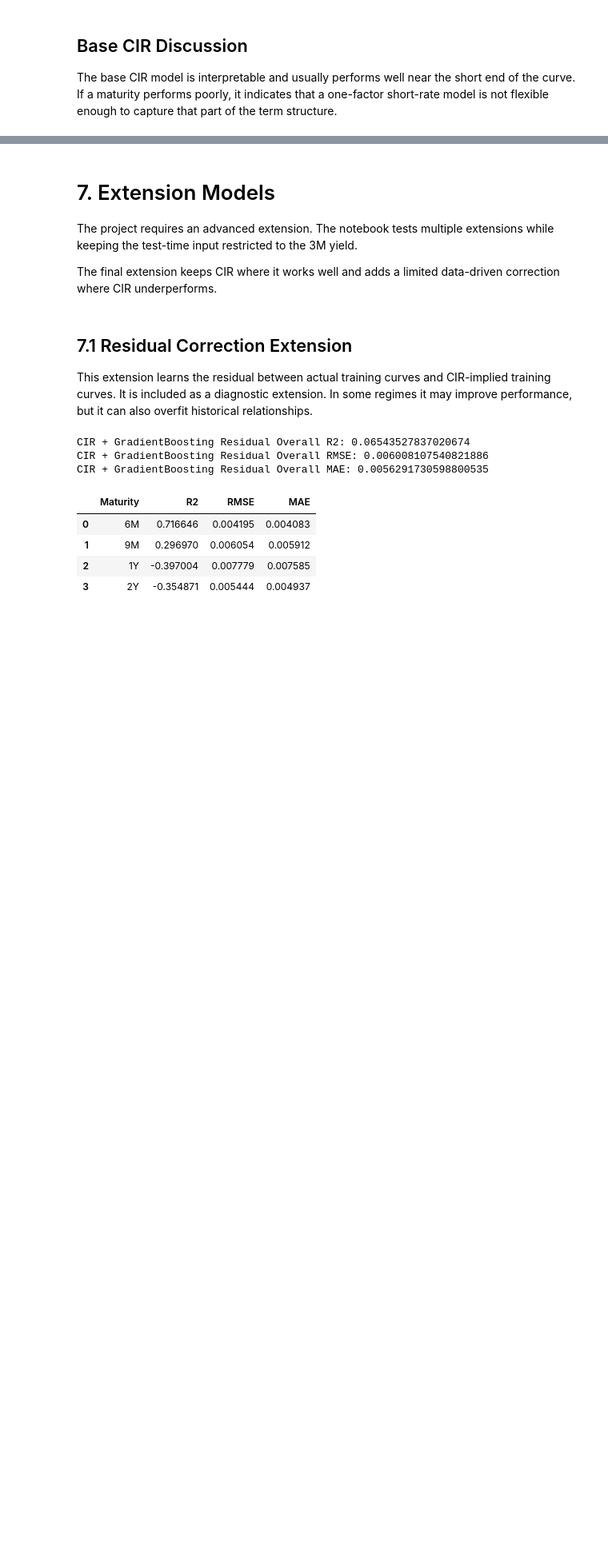
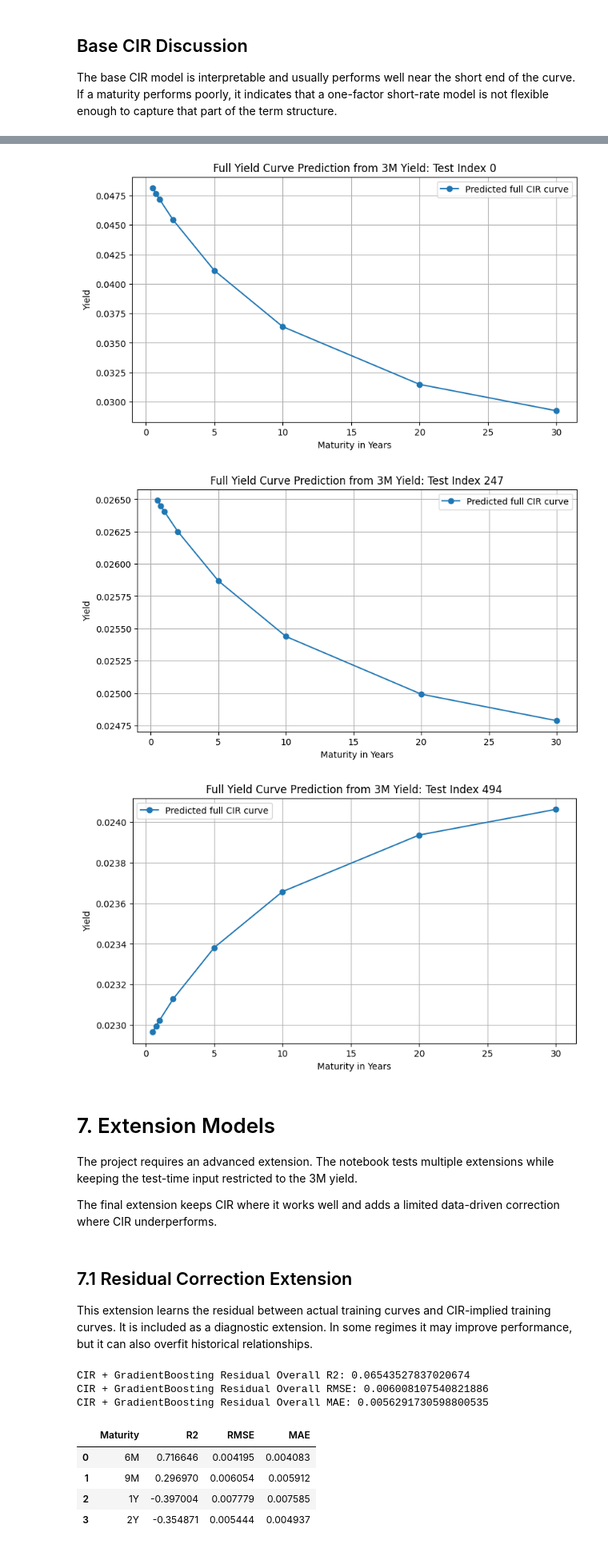
Before and after one commit to ruhiigupta/FinClub-CIR-Yield-Curve-Project, a Jupyter notebook: FinClub_CIR_Yield_Curve_Project.ipynb, the cells around one changed output, grey strips where cells are left out. Shown at 80% size. Saved outputs shown, nothing was run; the diff lists cells and outputs as text; code cells hidden in the pictures; blank space fills up the shorter version.

Commit message:
Update notebook with full-curve calibration and corrected equations

```diff
--- a/FinClub_CIR_Yield_Curve_Project.ipynb
+++ b/FinClub_CIR_Yield_Curve_Project.ipynb
@@ -327,20 +330,26 @@ Test yield summary:
 | 75% | 0.035119 | 0.034251 | 0.033204 | 0.032314 | 0.030237 |
 | max | 0.049156 | 0.048110 | 0.047068 | 0.046093 | 0.042923 |
 # %%
-# Align target maturities to the columns actually available in the test file.
-# In the given dataset, test_data.csv contains actual values up to 2Y.
-target_cols = [col for col in FULL_MATURITY_COLS if col != "3M" and col in test.columns]
+# Full maturities available in the training dataset.
+# These are used for structural yield-curve understanding and full-curve CIR diagnostics.
+train_target_cols = [col for col in FULL_MATURITY_COLS if col != "3M" and col in train.columns]
+train_target_maturities = np.array([MATURITY_YEARS[col] for col in train_target_cols])
+
+# Maturities available in the test file for quantitative out-of-sample evaluation.
+# In the provided test_data.csv, actual yields are available only up to 2Y.
+target_cols = [col for col in train_target_cols if col in test.columns]
 target_maturities = np.array([MATURITY_YEARS[col] for col in target_cols])
 
 if len(target_cols) == 0:
     raise ValueError("No target maturities found in test data.")
 
-print("Target columns available for evaluation:", target_cols)
-print("Target maturities in years:", target_maturities)
+print("Training calibration/structural maturities:", train_target_cols)
+print("Training maturities in years:", train_target_maturities)
+print("Evaluation maturities available in test set:", target_cols)
+print("Evaluation maturities in years:", target_maturities)
 
-print("\nSame number of rows in test and test_3m?", len(test) == len(test_3m))
-print("Dates exactly matching?", test["Date"].equals(test_3m["Date"]))
-
+# Arrays for the verified out-of-sample task.
+# The only test-time input is the 3M yield from test_data_3M.csv.
 X_train_short_rate = train[["3M"]].values
 X_test_short_rate = test_3m[["3M"]].values
 
@@ -687,3 +767,25 @@ The base CIR model is interpretable and usually performs well near the short end
+# %%
+# Plot a few full predicted curves from 6M to 30Y using only the 3M test input.
+example_indices = [0, len(test)//2, len(test)-1]
+
+for idx in example_indices:
+    plt.figure(figsize=(9, 5))
+    plt.plot(
+        train_target_maturities,
+        structural_test_full_preds[idx],
+        marker="o",
+        label="Predicted full CIR curve"
+    )
+    plt.title(f"Full Yield Curve Prediction from 3M Yield: Test Index {idx}")
+    plt.xlabel("Maturity in Years")
+    plt.ylabel("Yield")
+    plt.legend()
+    plt.grid(True)
+    plt.show()
+# %% [output]
+[figure, added]
+[figure, added]
+[figure, added]
 # %% [markdown]
 # 7. Extension Models
 
```
Also changed, not shown: parts of 13 cells of this notebook.
